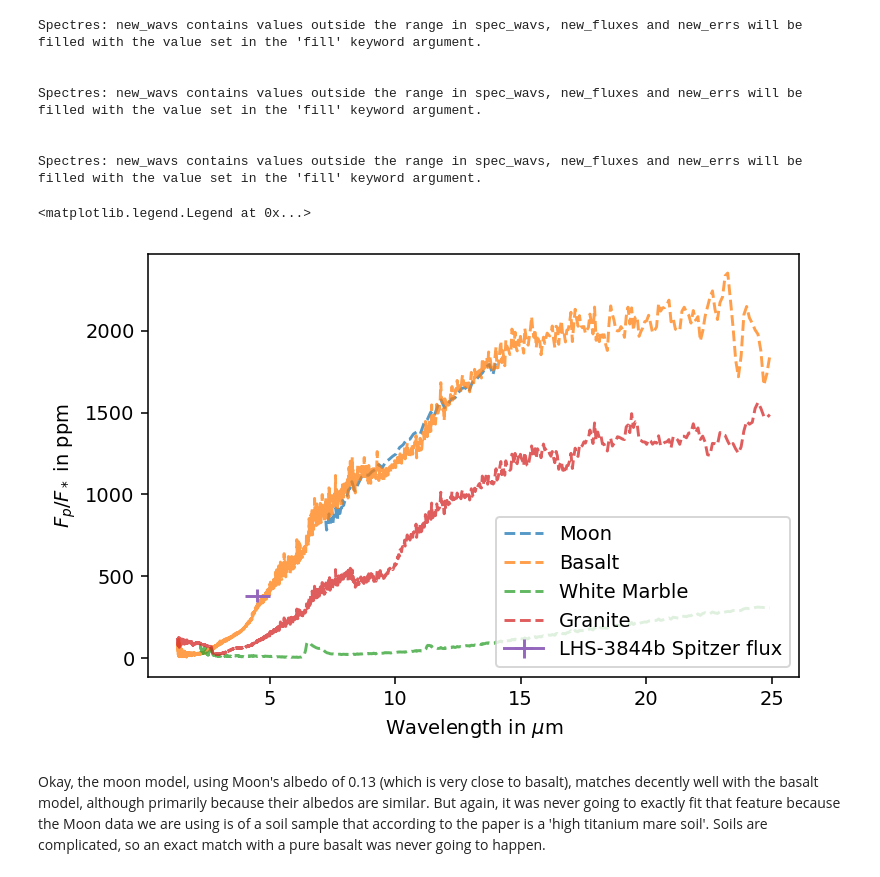
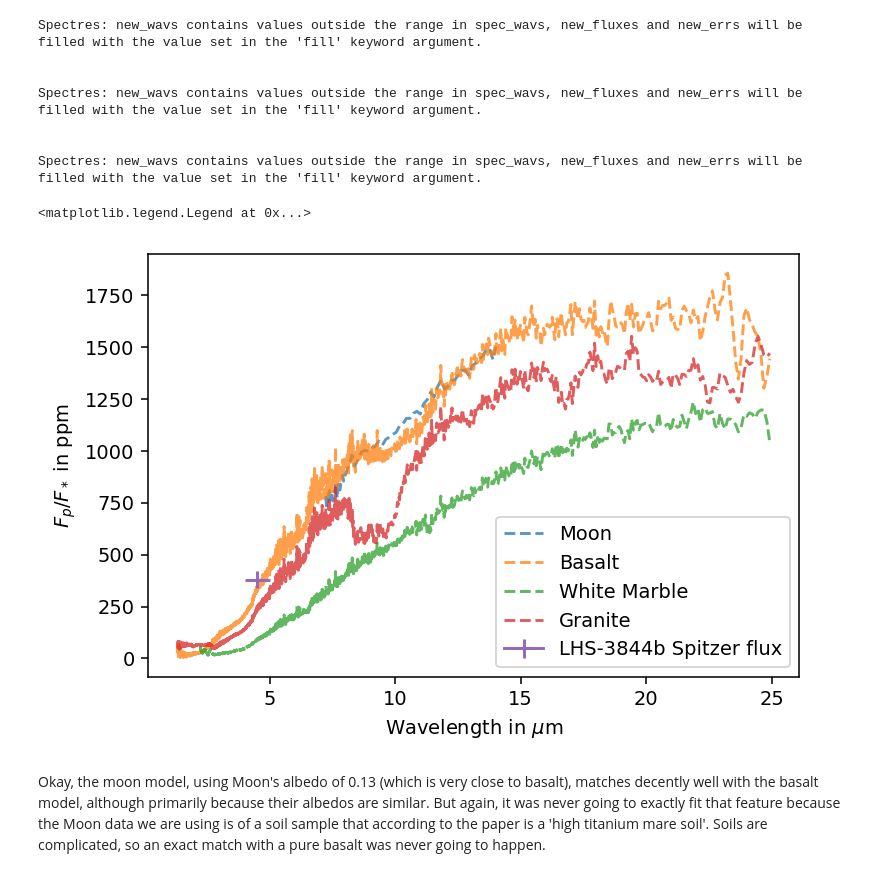
Before and after one commit to ishan-mishra/rocky_exo_jwst, a Jupyter notebook: xrp_models.ipynb, the cells around one changed output. Cells and saved outputs as stored; diff of their text form; code cells hidden in the pictures.

```diff
--- a/xrp_models.ipynb
+++ b/xrp_models.ipynb
@@ -26,6 +26,16 @@ import pysynphot as psyn
 
 import matplotlib
 #%matplotlib notebook
+# %%
+# imports for the rocky_exo environment
+
+import matplotlib.pyplot as plt
+plt.rcParams['figure.dpi'] = 140
+import numpy as np
+from spectres import spectres
+from dynesty import NestedSampler
+from dynesty import plotting as dyplot
+from dynesty import utils as dyutils
 # %%
 # define a function to calculate F_p/F_* at a given wavelength
 
@@ -395,15 +405,15 @@ R_p = 0.116*7.1492*10**7   # planetary radius in meters
 R_star = R_p/0.0641    # value obtained from Kreidberg et al.
 a = 7.039*R_star
 
-A_basalt = 0.11 # https://tobyrsmith.github.io/Astro150/Tutorials/Spectra/
+A_basalt = 0.0 # https://tobyrsmith.github.io/Astro150/Tutorials/Spectra/
 A_marble = 0.7 # https://ui.adsabs.harvard.edu/abs/2005SPIE.5886..111S/abstract
 A_granite = 0.30 # https://scienceworld.wolfram.com/physics/Albedo.html
-A_moon = 0.136  # https://en.wikipedia.org/wiki/Moon
+A_moon = 0.10  # https://en.wikipedia.org/wiki/Moon
 
-T_basalt = T_star*np.sqrt(R_star/(2*a))*(1 - A_basalt)
-T_whitemarble = T_star*np.sqrt(R_star/(2*a))*(1 - A_marble)
-T_granite = T_star*np.sqrt(R_star/(2*a))*(1 - A_granite)
-T_moon = T_star*np.sqrt(R_star/(2*a))*(1 - A_moon)
+T_basalt = T_star*np.sqrt(R_star/(2*a))*(1 - A_basalt)**(0.25)
+T_whitemarble = T_star*np.sqrt(R_star/(2*a))*(1 - A_marble)**(0.25)
+T_granite = T_star*np.sqrt(R_star/(2*a))*(1 - A_granite)**(0.25)
+T_moon = T_star*np.sqrt(R_star/(2*a))*(1 - A_moon)**(0.25)
 # %%
 #### Produce planetary emission models for these three rock types
 
@@ -482,18 +492,18 @@ Spectres: new_wavs contains values outside the range in spec_wavs, new_fluxes an
 Spectres: new_wavs contains values outside the range in spec_wavs, new_fluxes and new_errs will be filled with the value set in the 'fill' keyword argument.
 # %%
 plt.figure()
-planetary_fudge_factor = 3.
+planetary_fudge_factor = 2.0
 plt.plot(wav_moon, planetary_fudge_factor*spec_moon*10**6, ls='--', alpha=0.75, label='Moon')
 plt.plot(wav_basalt, planetary_fudge_factor*spec_basalt*10**6, ls='--', alpha=0.75, label='Basalt')
 plt.plot(wav_whitemarble, planetary_fudge_factor*spec_whitemarble*10**6, ls='--', alpha=0.75, label='White Marble')
 plt.plot(wav_granite, planetary_fudge_factor*spec_granite*10**6, ls='--', alpha=0.75, label='Granite')
 plt.errorbar(x=4.5, y = 380, xerr=0.5, yerr=40,  label='LHS-3844b Spitzer flux')
 plt.xlabel('Wavelength in $\mu$m')
 plt.ylabel('$F_p/F_*$ in ppm')
 plt.legend(loc='lower right')
 # %% [output]
 <matplotlib.legend.Legend at 0x...>
-[figure, old version]
+[figure, new version]
 # %% [markdown]
 Okay, the moon model, using Moon's albedo of 0.13 (which is very close to basalt), matches decently well with the basalt model, although primarily because their albedos are similar. But again, it was never going to exactly fit that feature because the Moon data we are using is of a soil sample that according to the paper is a 'high titanium mare soil'. Soils are complicated, so an exact match with a pure basalt was never going to happen.
 # %% [markdown]
```
Also changed, not shown: parts of 18 cells of this notebook, 1 other file.
